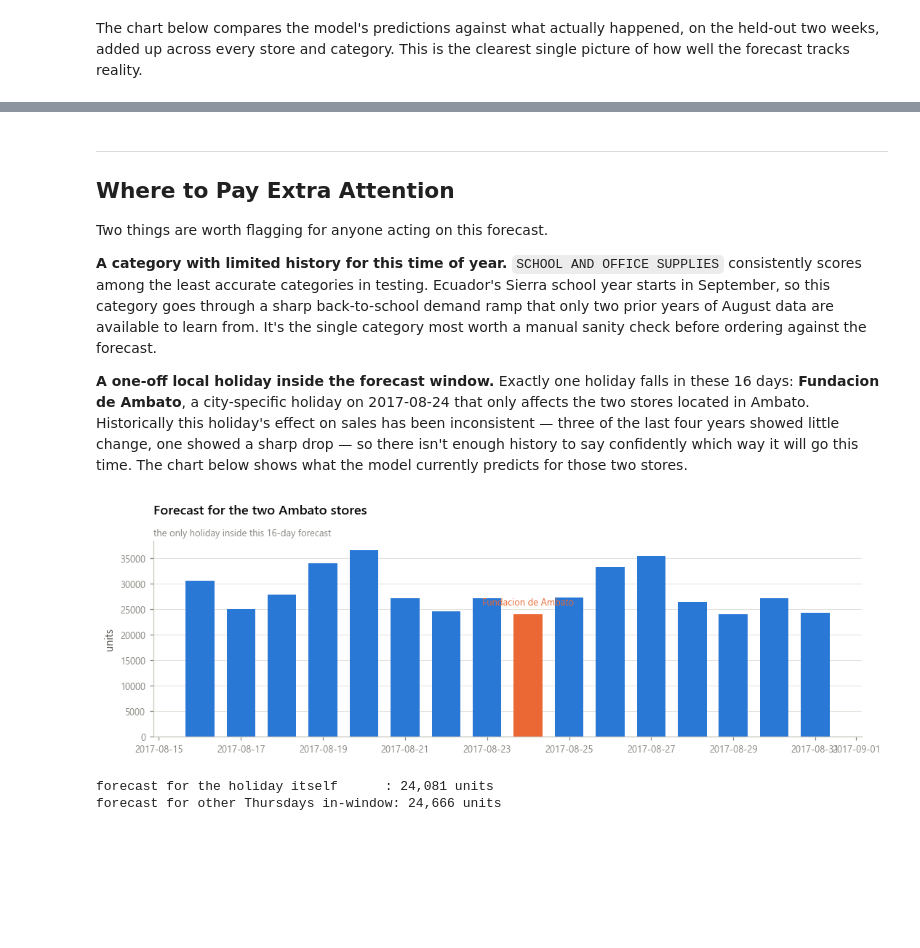
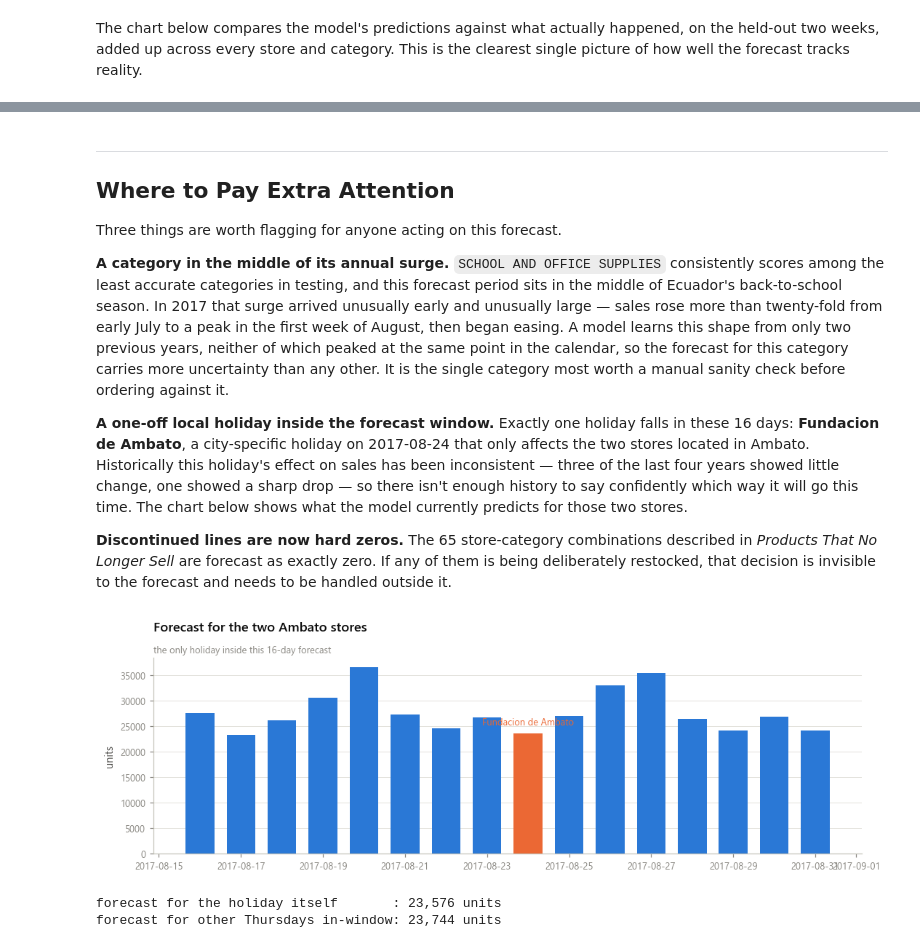
Before and after one commit to gersonlramos/Store-Sales---Time-Series-Forecasting, a Jupyter notebook: stakeholder_sales_forecast_report.ipynb, the cells around one changed output, grey strips where cells are left out. Cells and saved outputs as stored; diff of their text form; code cells hidden in the pictures; blank space fills up the shorter version.

```diff
--- a/stakeholder_sales_forecast_report.ipynb
+++ b/stakeholder_sales_forecast_report.ipynb
@@ -753,0 +829,36 @@ total predicted units, 16 days: 12,904,623
+# %%
+# Product lines with no sales at all in the past year are forecast as exactly zero.
+# Judged on the raw sales file, which is the most defensible source for a "did this ever
+# sell" question.
+cutoff = TRAIN_END - pd.Timedelta(days=DORMANT_DAYS)
+recent_total = (train[train.date > cutoff]
+                .groupby(["store_nbr", "family"], observed=True).sales.sum())
+dead = {(s, str(f)) for (s, f), v in recent_total.items() if v == 0}
+all_keys = {(s, str(f)) for s, f in zip(test.store_nbr, test.family.astype(str))}
+dead |= all_keys - {(s, str(f)) for s, f in recent_total.index}
+
+keys = list(zip(te_key.store_nbr.to_numpy(), te_key.family.astype(str).to_numpy()))
+dormant = np.array([k in dead for k in keys])
+leaked = pred[dormant]
+print(f"discontinued lines (no sales in {DORMANT_DAYS} days): {len(dead)} store-category "
+      f"combinations, {dormant.sum():,} forecast rows ({dormant.mean():.1%})")
+print(f"the models were forecasting {leaked.sum():,.0f} units across them "
+      f"(on average {leaked.mean():.2f} per row) -- {leaked.sum()/pred.sum():.3%} of all volume")
+pred = pred.copy()
+pred[dormant] = 0.0
+
+out = te_key.copy()
+out["sales"] = pred
+out["family"] = out.family.astype(str)
+
+key = test.assign(family=test.family.astype(str))[["id", "date", "store_nbr", "family"]]
+submission = key.merge(out, on=["date", "store_nbr", "family"], how="left")
+
+assert len(submission) == len(test)
+assert submission.sales.notna().all()
+assert (submission.sales >= 0).all()
+assert submission.id.equals(test.id)
+
+submission[["id", "sales"]].to_csv(OUT / "sales_forecast.csv", index=False)
+print(f"\nforecast written -> {(OUT / 'sales_forecast.csv').resolve()}")
+print(f"total forecast units, 16 days: {submission.sales.sum():,.0f}")
@@ -792,13 +921,16 @@ fig.tight_layout(); plt.show()
 ---
 ## Where to Pay Extra Attention
 
-Two things are worth flagging for anyone acting on this forecast.
+Three things are worth flagging for anyone acting on this forecast.
 
-**A category with limited history for this time of year.** `SCHOOL AND OFFICE SUPPLIES`
-consistently scores among the least accurate categories in testing. Ecuador's Sierra school
-year starts in September, so this category goes through a sharp back-to-school demand ramp
-that only two prior years of August data are available to learn from. It's the single
-category most worth a manual sanity check before ordering against the forecast.
+**A category in the middle of its annual surge.** `SCHOOL AND OFFICE SUPPLIES` consistently
+scores among the least accurate categories in testing, and this forecast period sits in the
+middle of Ecuador's back-to-school season. In 2017 that surge arrived unusually early and
+unusually large — sales rose more than twenty-fold from early July to a peak in the first week
+of August, then began easing. A model learns this shape from only two previous years, neither
+of which peaked at the same point in the calendar, so the forecast for this category carries
+more uncertainty than any other. It is the single category most worth a manual sanity check
+before ordering against it.
 
 **A one-off local holiday inside the forecast window.** Exactly one holiday falls in these
 16 days: **Fundacion de Ambato**, a city-specific holiday on 2017-08-24 that only affects the
@@ -806,28 +938,33 @@ two stores located in Ambato. Historically this holiday's effect on sales has be
 inconsistent — three of the last four years showed little change, one showed a sharp drop —
 so there isn't enough history to say confidently which way it will go this time. The chart
 below shows what the model currently predicts for those two stores.
+
+**Discontinued lines are now hard zeros.** The 65 store-category combinations described in
+*Products That No Longer Sell* are forecast as exactly zero. If any of them is being
+deliberately restocked, that decision is invisible to the forecast and needs to be handled
+outside it.
 # %%
 amb_stores = sorted(stores.loc[stores.city == "Ambato", "store_nbr"])
 AMB_DAY = pd.Timestamp("2017-08-24")
 amb = submission[submission.store_nbr.isin(amb_stores)].copy()
 per_day = amb.groupby("date").sales.sum()
 
 fig, ax = plt.subplots(figsize=(10, 3.4))
-cols = [CAT[1] if d == AMB_DAY else CAT[0] for d in per_day.index]
-ax.bar(per_day.index, per_day.values, color=cols, width=0.7)
+cols_ = [CAT[1] if d == AMB_DAY else CAT[0] for d in per_day.index]
+ax.bar(per_day.index, per_day.values, color=cols_, width=0.7)
 ax.annotate("Fundacion de Ambato", xy=(AMB_DAY, per_day.loc[AMB_DAY]), xytext=(0, 8),
            textcoords="offset points", ha="center", color=CAT[1], fontsize=8.5)
 finish(ax, "Forecast for the two Ambato stores",
       "the only holiday inside this 16-day forecast", ylabel="units")
 fig.tight_layout(); plt.show()
 
 same_dow = per_day[(per_day.index.dayofweek == AMB_DAY.dayofweek) & (per_day.index != AMB_DAY)]
-print(f"forecast for the holiday itself      : {per_day.loc[AMB_DAY]:,.0f} units")
+print(f"forecast for the holiday itself       : {per_day.loc[AMB_DAY]:,.0f} units")
 print(f"forecast for other Thursdays in-window: {same_dow.mean():,.0f} units")
 # %% [output]
-[figure, old version]
+[figure, new version]
-forecast for the holiday itself      : 24,081 units
-forecast for other Thursdays in-window: 24,666 units
+forecast for the holiday itself       : 23,576 units
+forecast for other Thursdays in-window: 23,744 units
 # %% [markdown]
 ---
 ## How to Use This Forecast
```
Also changed, not shown: parts of 24 cells of this notebook.
